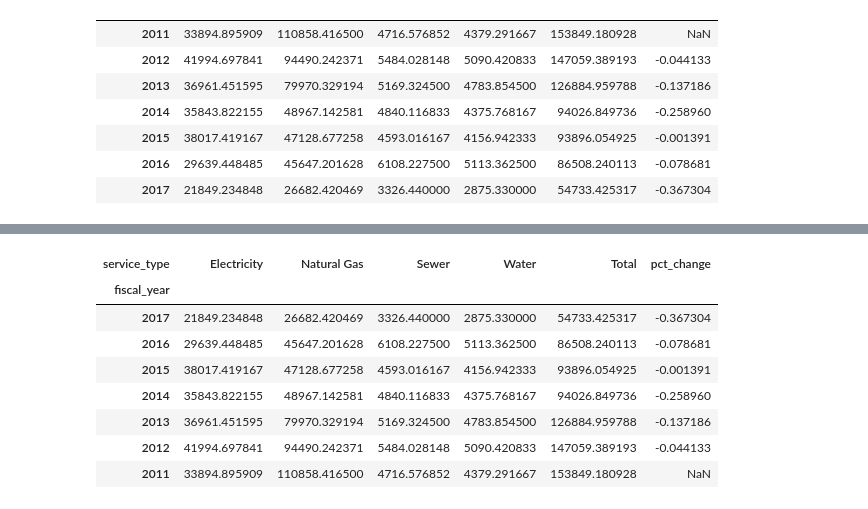
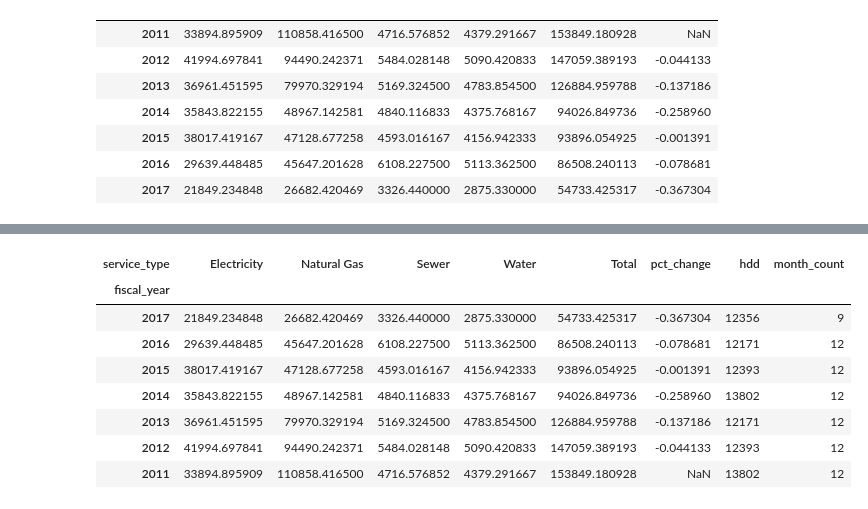
Before and after one commit to alanmitchell/fnsb-benchmark, a Jupyter notebook: testing/use_alan_data.ipynb, the cells around one changed output, grey strips where cells are left out. Drawn from its saved outputs; the diff is of its cells as text; code cells hidden in the pictures.

```diff
--- a/testing/use_alan_data.ipynb
+++ b/testing/use_alan_data.ipynb
@@ -130,3 +139,9 @@ df2
 | 2015 | 38017.419167 | 47128.677258 | 4593.016167 | 4156.942333 | 93896.054925 | -0.001391 |
 | 2016 | 29639.448485 | 45647.201628 | 6108.227500 | 5113.362500 | 86508.240113 | -0.078681 |
 | 2017 | 21849.234848 | 26682.420469 | 3326.440000 | 2875.330000 | 54733.425317 | -0.367304 |
+# %%
+# Add in degree days
+months_present = bench_util.months_present(df1)
+deg_days = ut.degree_days_yearly(months_present, site)
+df2['hdd'] = deg_days
+df2
@@ -132,0 +158,6 @@ df2
+# %%
+# Add in a column to show the numbers of months present for each year
+# This will help to identify partial years.
+mo_count = bench_util.month_count(months_present)
+df2['month_count'] = mo_count
+df2
@@ -133,14 +174,14 @@ df2
 # %%
 # Reverse the DataFrame
-df2 = df2.iloc[::-1]
+df2.sort_index(ascending=False, inplace=True)
 df2
 # %% [output]
-| service_type | Electricity | Natural Gas | Sewer | Water | Total | pct_change |
-| fiscal_year |  |  |  |  |  |  |
-| 2017 | 21849.234848 | 26682.420469 | 3326.440000 | 2875.330000 | 54733.425317 | -0.367304 |
-| 2016 | 29639.448485 | 45647.201628 | 6108.227500 | 5113.362500 | 86508.240113 | -0.078681 |
-| 2015 | 38017.419167 | 47128.677258 | 4593.016167 | 4156.942333 | 93896.054925 | -0.001391 |
-| 2014 | 35843.822155 | 48967.142581 | 4840.116833 | 4375.768167 | 94026.849736 | -0.258960 |
-| 2013 | 36961.451595 | 79970.329194 | 5169.324500 | 4783.854500 | 126884.959788 | -0.137186 |
-| 2012 | 41994.697841 | 94490.242371 | 5484.028148 | 5090.420833 | 147059.389193 | -0.044133 |
-| 2011 | 33894.895909 | 110858.416500 | 4716.576852 | 4379.291667 | 153849.180928 | NaN |
+| service_type | Electricity | Natural Gas | Sewer | Water | Total | pct_change | hdd | month_count |
+| fiscal_year |  |  |  |  |  |  |  |  |
+| 2017 | 21849.234848 | 26682.420469 | 3326.440000 | 2875.330000 | 54733.425317 | -0.367304 | 12356 | 9 |
+| 2016 | 29639.448485 | 45647.201628 | 6108.227500 | 5113.362500 | 86508.240113 | -0.078681 | 12171 | 12 |
+| 2015 | 38017.419167 | 47128.677258 | 4593.016167 | 4156.942333 | 93896.054925 | -0.001391 | 12393 | 12 |
+| 2014 | 35843.822155 | 48967.142581 | 4840.116833 | 4375.768167 | 94026.849736 | -0.258960 | 13802 | 12 |
+| 2013 | 36961.451595 | 79970.329194 | 5169.324500 | 4783.854500 | 126884.959788 | -0.137186 | 12171 | 12 |
+| 2012 | 41994.697841 | 94490.242371 | 5484.028148 | 5090.420833 | 147059.389193 | -0.044133 | 12393 | 12 |
+| 2011 | 33894.895909 | 110858.416500 | 4716.576852 | 4379.291667 | 153849.180928 | NaN | 13802 | 12 |
```
Also changed, not shown: parts of 3 cells of this notebook, 4 other files.
